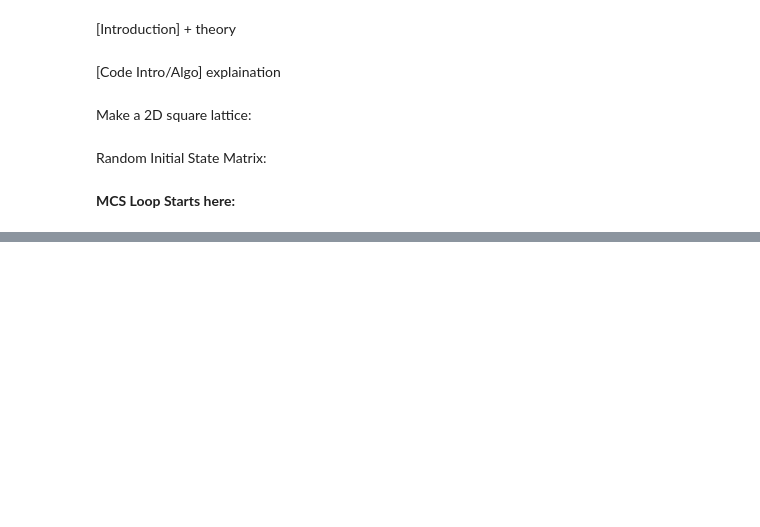
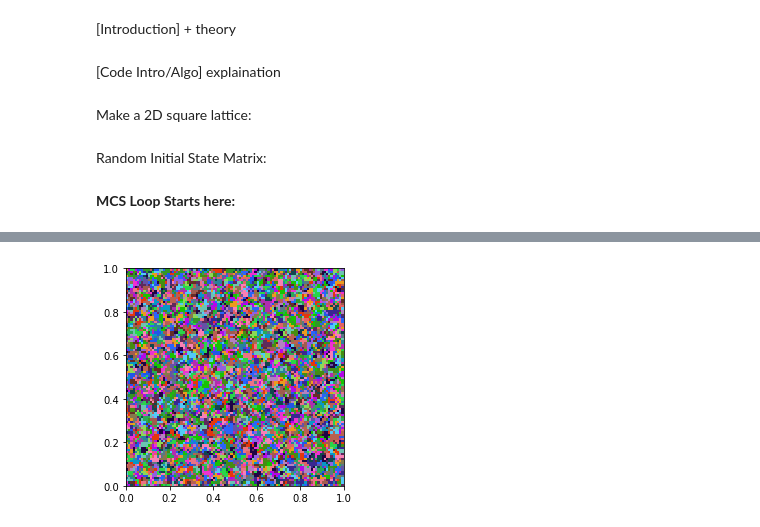
Before and after one commit to sagarbhatt0904/popUpCourse, a Jupyter notebook: popUpCourseMonteCarlo.ipynb, the cells around one changed output, grey strips where cells are left out. Cells and saved outputs as stored; diff of their text form; code cells hidden in the pictures; blank space fills up the shorter version.

```diff
--- a/popUpCourseMonteCarlo.ipynb
+++ b/popUpCourseMonteCarlo.ipynb
@@ -73,5 +47,5 @@ array([[ 5,  8, 31, 11, 28, 14, 18, 23,  2, 30, 29],
 # %%
-for i in range(0,N):
-    # Pick random lattice cite
-    i=np.random.randint(len(x))
-    j=np.random.randint(len(x))
+# for i in range(0,N):
+#     # Pick random lattice cite
+#     i=np.random.randint(len(x))
+#     j=np.random.randint(len(x))
@@ -87,0 +52,88 @@ for i in range(0,N):
+# %%
+import numpy as np
+import matplotlib.pyplot as plt
+import matplotlib.patches as patches
+from IPython import display
+import time
+# Function definitions
+
+
+def createNeighborStateMatrix(i, j,state):
+    neighborStateMatrix = np.array([[state[i - 1, j - 1], state[i - 1, j], state[i - 1, j + 1]],
+                           [state[i, j - 1], state[i, j], state[i, j + 1]],
+                           [state[i + 1, j - 1], state[i + 1, j], state[i + 1, j + 1]]])
+    return neighborStateMatrix
+
+
+def calculateKroneckerDelta(neighborStateMatrix):
+    kd = np.zeros([1, 8])
+    if (neighborStateMatrix[1, 1] == neighborStateMatrix[0, 0]):
+        kd[0, 0] = 1
+    if (neighborStateMatrix[1, 1] == neighborStateMatrix[0, 1]):
+        kd[0, 1] = 1
+    if (neighborStateMatrix[1, 1] == neighborStateMatrix[0, 2]):
+        kd[0, 2] = 1
+    if (neighborStateMatrix[1, 1] == neighborStateMatrix[1, 2]):
+        kd[0, 3] = 1
+    if (neighborStateMatrix[1, 1] == neighborStateMatrix[2, 2]):
+        kd[0, 4] = 1
+    if (neighborStateMatrix[1, 1] == neighborStateMatrix[2, 1]):
+        kd[0, 5] = 1
+    if (neighborStateMatrix[1, 1] == neighborStateMatrix[2, 0]):
+        kd[0, 6] = 1
+    if (neighborStateMatrix[1, 1] == neighborStateMatrix[1, 0]):
+        kd[0, 7] = 1
+    return sum(sum(kd))
+
+
+def changeState(neighborStateMatrix):
+    neighborI=1
+    neighborJ=1
+
+    while (neighborI==1) and (neighborJ==1):
+        neighborI=np.random.randint(3)
+        neighborJ=np.random.randint(3)
+        neighborStateMatrix[1,1]=neighborStateMatrix[neighborI,neighborJ];
+    return  neighborStateMatrix
+nlp = 100  # number of lattice points
+N = (nlp + 1) * (nlp + 1)
+Q = 32  # Number of states in Q-state potts model
+X = np.linspace(0, 1, nlp + 1)
+x, y = np.meshgrid(X, X)
+
+state = np.random.randint(Q, size=(x.shape))
+colormatrix = np.random.rand(Q, 3)
+neighborStateMatrix = np.zeros([3, 3])
+
+# Boundary detection
+isinside = np.ones(shape=(x.shape))
+for i in range(0, nlp + 1):
+    for j in range(0, nlp + 1):
+        if (i == 0) or (j == 0) or (i == nlp) or (j == nlp):
+            isinside[i][j] = 0
+
+for mcs in range(0,100):
+    for n in range(0, N):
+        # Pick random lattice cite
+        i = np.random.randint(1, len(x) - 1)
+        j = np.random.randint(1, len(x) - 1)
+        neighborStateMatrix = createNeighborStateMatrix(i, j, state)
+        energyBeforeChange = 8-calculateKroneckerDelta(neighborStateMatrix)
+        neighborStateMatrix=changeState(neighborStateMatrix)
+        energyAfterChange = 8-calculateKroneckerDelta(neighborStateMatrix)
+        dE=energyAfterChange-energyBeforeChange
+        if dE<0:
+            state[i,j]=neighborStateMatrix[1,1]
+    # Plotting as squares
+    if (mcs%10.0==0):
+        fig, ax = plt.subplots(1)
+        for i in range(0, nlp + 1):
+           for j in range(0, nlp + 1):
+               rect = patches.Rectangle((x[i, j], y[i, j]), 1.0 / nlp, 1.0 / nlp,linewidth=1, edgecolor='none', facecolor=colormatrix[state[i, j], :])
+               ax.add_patch(rect)
+        plt.gca().set_aspect('equal', adjustable='box')
+        display.display(plt.gcf())
+        display.clear_output(wait=True)
+        time.sleep(0.1)
+# %% [output]
+[figure, added]
```
Also changed, not shown: parts of 6 cells of this notebook.
